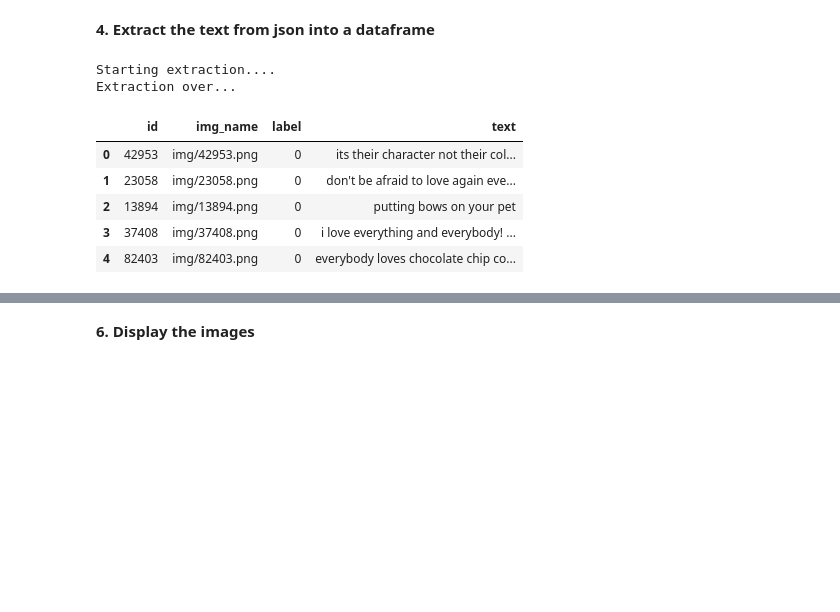
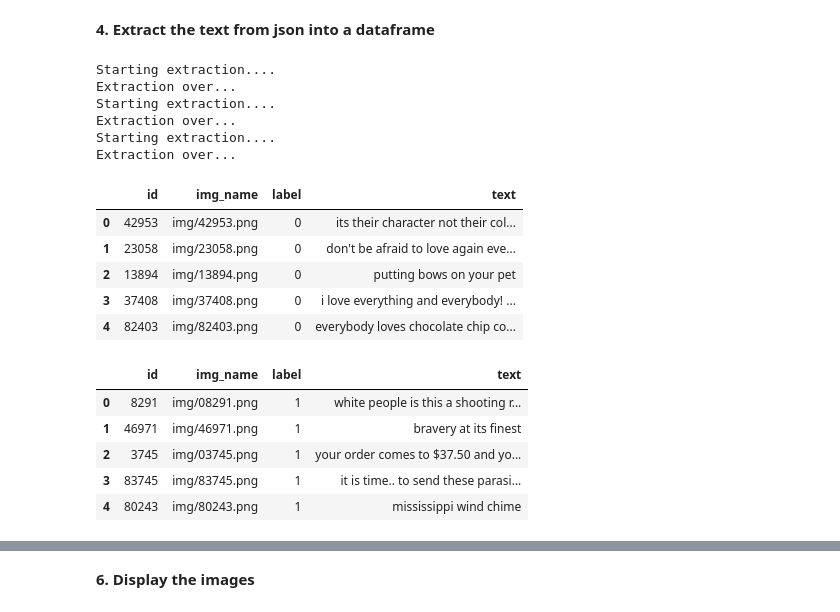
Before and after one commit to aryamansriram/Hateful_Memes, a Jupyter notebook: Hateful_Memes.ipynb, the cells around one changed output, grey strips where cells are left out. Cells and saved outputs as stored; diff of their text form; code cells hidden in the pictures; blank space fills up the shorter version.

```diff
--- a/Hateful_Memes.ipynb
+++ b/Hateful_Memes.ipynb
@@ -62,7 +62,15 @@ img/01325.png
 # %%
 import json
 with open("/content/Hateful Memes/data/train.jsonl") as f:
-  arr = f.readlines()
+  arr_train = f.readlines()
+# %%
+import json
+with open("/content/Hateful Memes/data/test.jsonl") as f:
+  arr_test = f.readlines()
+# %%
+import json
+with open("/content/Hateful Memes/data/dev.jsonl") as f:
+  arr_dev = f.readlines()
 # %%
 def read_data(arr):
   '''Reads data from an array of records into a dataframe
@@ -95,14 +131,31 @@ def read_data(arr):
 # %%
 import pandas as pd
-data_dict = read_data(arr)
-dataframe = pd.DataFrame(data_dict)
-dataframe.head()
+train_data_dict = read_data(arr_train)
+test_data_dict = read_data_test(arr_test)
+dev_data_dict = read_data(arr_dev)
+train_dataframe = pd.DataFrame(train_data_dict)
+
+train_dataframe.head()
 # %% [output]
 Starting extraction....
 Extraction over...
+Starting extraction....
+Extraction over...
+Starting extraction....
+Extraction over...
 |  | id | img_name | label | text |
 | 0 | 42953 | img/42953.png | 0 | its their character not their col... |
 | 1 | 23058 | img/23058.png | 0 | don't be afraid to love again eve... |
 | 2 | 13894 | img/13894.png | 0 | putting bows on your pet |
 | 3 | 37408 | img/37408.png | 0 | i love everything and everybody! ... |
 | 4 | 82403 | img/82403.png | 0 | everybody loves chocolate chip co... |
+# %%
+dev_dataframe = pd.DataFrame(dev_data_dict)
+dev_dataframe.head()
+# %% [output]
+|  | id | img_name | label | text |
+| 0 | 8291 | img/08291.png | 1 | white people is this a shooting r... |
+| 1 | 46971 | img/46971.png | 1 | bravery at its finest |
+| 2 | 3745 | img/03745.png | 1 | your order comes to $37.50 and yo... |
+| 3 | 83745 | img/83745.png | 1 | it is time.. to send these parasi... |
+| 4 | 80243 | img/80243.png | 1 | mississippi wind chime |
```
Also changed, not shown: parts of 15 cells of this notebook.
